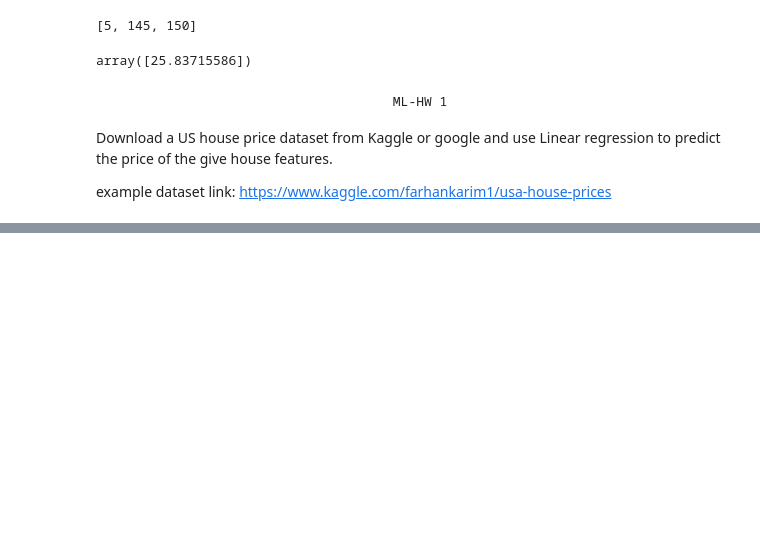
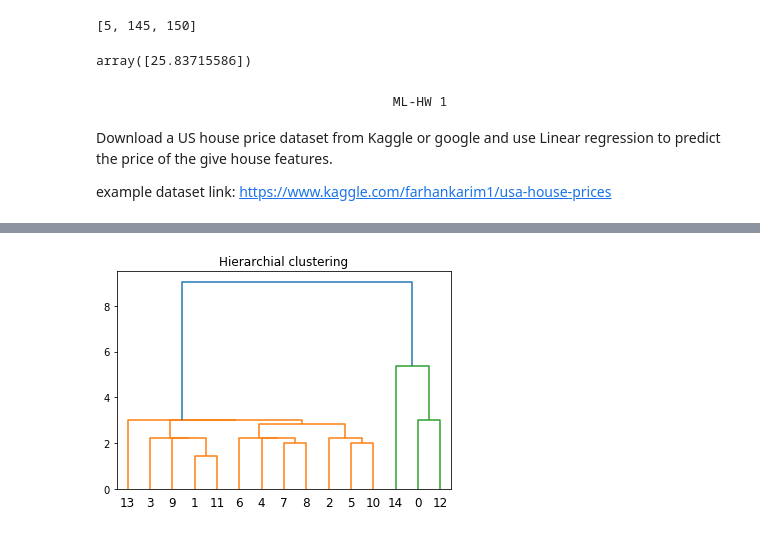
Before and after one commit to sharmasaravanan/Machine_learning, a Jupyter notebook: AI_ML-June-2021.ipynb, the cells around one changed output, grey strips where cells are left out. Drawn from its saved outputs; the diff is of its cells as text; code cells hidden in the pictures; blank space fills up the shorter version.

```diff
--- a/AI_ML-June-2021.ipynb
+++ b/AI_ML-June-2021.ipynb
@@ -2058,0 +2463,10 @@ example dataset link: https://www.kaggle.com/farhankarim1/usa-house-prices
+# %%
+linkage_matrix=linkage(X,"single")
+# %%
+dend = dendrogram(linkage_matrix, truncate_mode=None)
+
+plt.title("Hierarchial clustering")
+
+plt.show()
+# %% [output]
+[figure, added]
```
Also changed, not shown: parts of 63 cells of this notebook.
